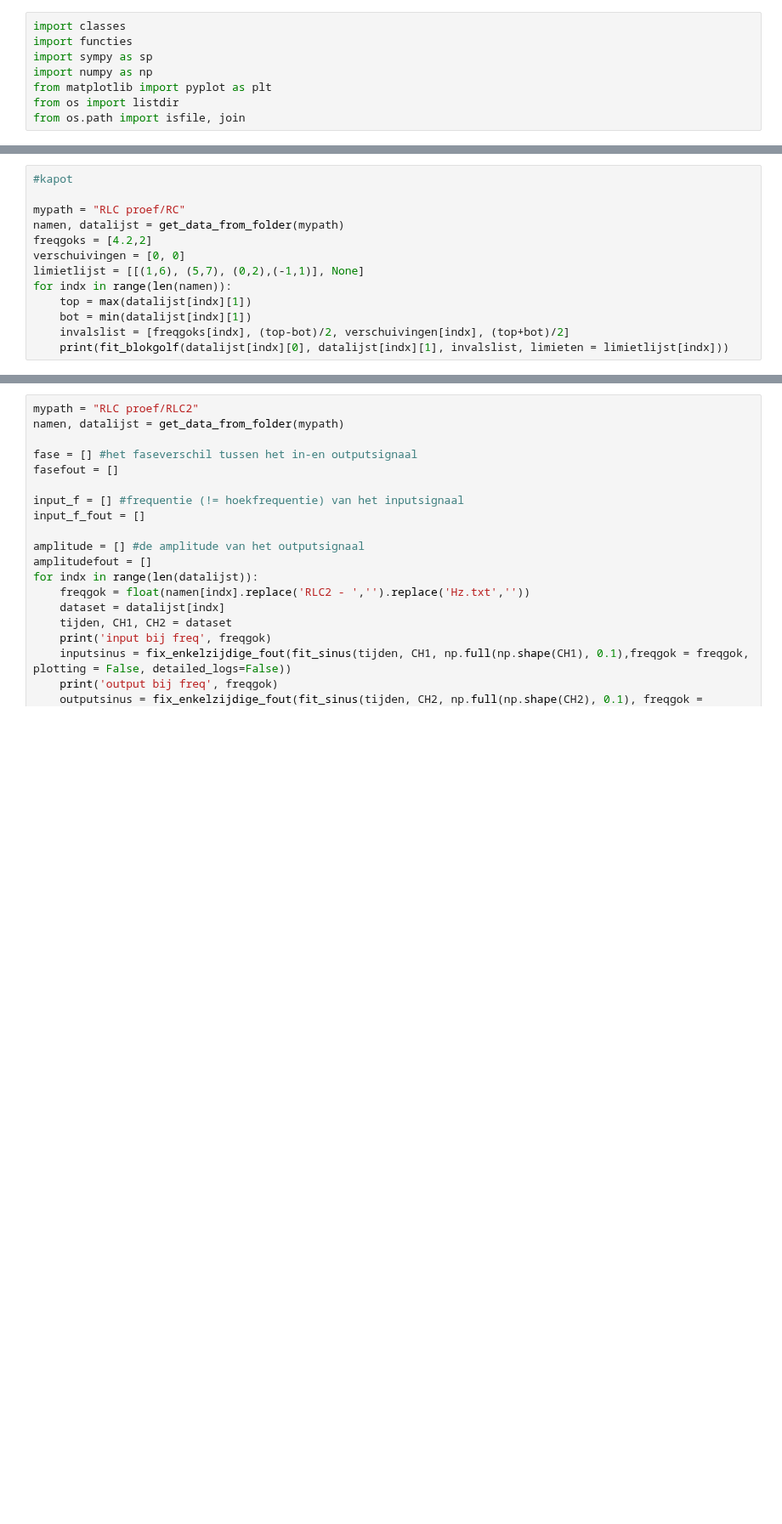
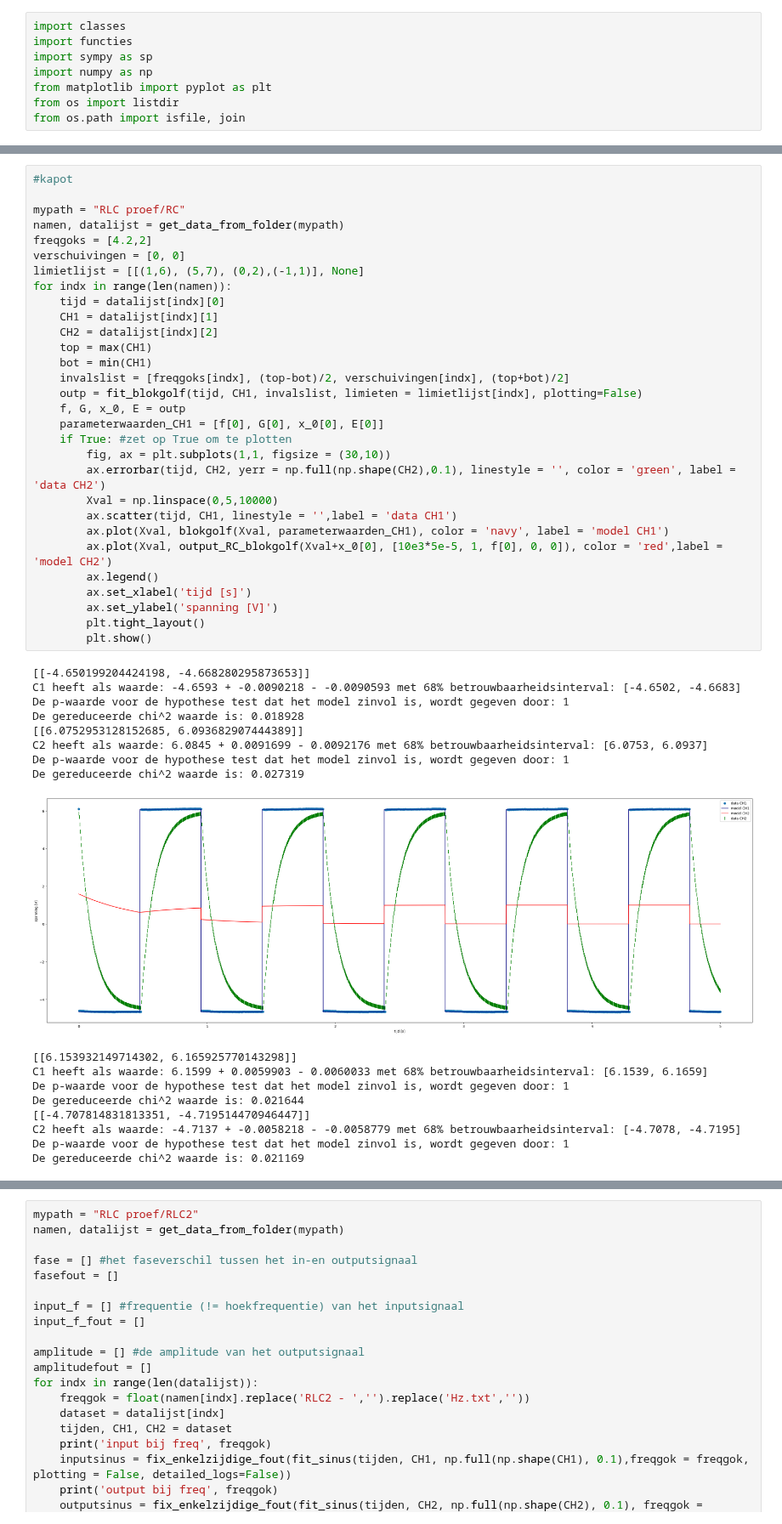
Before and after one commit to justlearning42/Experimentele_vscode, a Jupyter notebook: RLCproef.ipynb, the cells around one changed output, grey strips where cells are left out. Shown at 85% size. Drawn from its saved outputs; the diff is of its cells as text; blank space fills up the shorter version.

Commit message:
RC is kapot ik weet niet waarom

```diff
--- a/RLCproef.ipynb
+++ b/RLCproef.ipynb
@@ -232,16 +253,3 @@ def fit_amplitude_CR(omegavals, amplitude, omegaerr, amplitudeerr, invals):
         return invals
     outp = functies.fit_2D(['C*R','V0'], amplitude_CR, initvals, omegavals, amplitude, omegaerr, amplitudeerr,  y_as_titel='amplitude [V]',x_as_titel='$\\omega$', titel = 'amplitudelot bij de CR-kring')
     return outp
-# %%
-#kapot
-
-mypath = "RLC proef/RC"
-namen, datalijst = get_data_from_folder(mypath)
-freqgoks = [4.2,2]
-verschuivingen = [0, 0]
-limietlijst = [[(1,6), (5,7), (0,2),(-1,1)], None]
-for indx in range(len(namen)):
-    top = max(datalijst[indx][1])
-    bot = min(datalijst[indx][1])
-    invalslist = [freqgoks[indx], (top-bot)/2, verschuivingen[indx], (top+bot)/2]
-    print(fit_blokgolf(datalijst[indx][0], datalijst[indx][1], invalslist, limieten = limietlijst[indx]))
@@ -268,0 +256,48 @@ De gereduceerde chi^2 waarde is: 0.021169
+# %%
+#kapot
+
+mypath = "RLC proef/RC"
+namen, datalijst = get_data_from_folder(mypath)
+freqgoks = [4.2,2]
+verschuivingen = [0, 0]
+limietlijst = [[(1,6), (5,7), (0,2),(-1,1)], None]
+for indx in range(len(namen)):
+    tijd = datalijst[indx][0]
+    CH1 = datalijst[indx][1]
+    CH2 = datalijst[indx][2]
+    top = max(CH1)
+    bot = min(CH1)
+    invalslist = [freqgoks[indx], (top-bot)/2, verschuivingen[indx], (top+bot)/2]
+    outp = fit_blokgolf(tijd, CH1, invalslist, limieten = limietlijst[indx], plotting=False)
+    f, G, x_0, E = outp
+    parameterwaarden_CH1 = [f[0], G[0], x_0[0], E[0]]
+    if True: #zet op True om te plotten
+        fig, ax = plt.subplots(1,1, figsize = (30,10))
+        ax.errorbar(tijd, CH2, yerr = np.full(np.shape(CH2),0.1), linestyle = '', color = 'green', label = 'data CH2')
+        Xval = np.linspace(0,5,10000)
+        ax.scatter(tijd, CH1, linestyle = '',label = 'data CH1')
+        ax.plot(Xval, blokgolf(Xval, parameterwaarden_CH1), color = 'navy', label = 'model CH1')
+        ax.plot(Xval, output_RC_blokgolf(Xval+x_0[0], [10e3*5e-5, 1, f[0], 0, 0]), color = 'red',label = 'model CH2')
+        ax.legend()
+        ax.set_xlabel('tijd [s]')
+        ax.set_ylabel('spanning [V]')
+        plt.tight_layout()
+        plt.show()
+# %% [output]
+[[-4.650199204424198, -4.668280295873653]]
+C1 heeft als waarde: -4.6593 + -0.0090218 - -0.0090593 met 68% betrouwbaarheidsinterval: [-4.6502, -4.6683]
+De p-waarde voor de hypothese test dat het model zinvol is, wordt gegeven door: 1
+De gereduceerde chi^2 waarde is: 0.018928
+[[6.0752953128152685, 6.093682907444389]]
+C2 heeft als waarde: 6.0845 + 0.0091699 - 0.0092176 met 68% betrouwbaarheidsinterval: [6.0753, 6.0937]
+De p-waarde voor de hypothese test dat het model zinvol is, wordt gegeven door: 1
+De gereduceerde chi^2 waarde is: 0.027319
+[figure, added]
+[[6.153932149714302, 6.165925770143298]]
+C1 heeft als waarde: 6.1599 + 0.0059903 - 0.0060033 met 68% betrouwbaarheidsinterval: [6.1539, 6.1659]
+De p-waarde voor de hypothese test dat het model zinvol is, wordt gegeven door: 1
+De gereduceerde chi^2 waarde is: 0.021644
+[[-4.707814831813351, -4.719514470946447]]
+C2 heeft als waarde: -4.7137 + -0.0058218 - -0.0058779 met 68% betrouwbaarheidsinterval: [-4.7078, -4.7195]
+De p-waarde voor de hypothese test dat het model zinvol is, wordt gegeven door: 1
+De gereduceerde chi^2 waarde is: 0.021169
```
Also changed, not shown: parts of 5 cells of this notebook.
